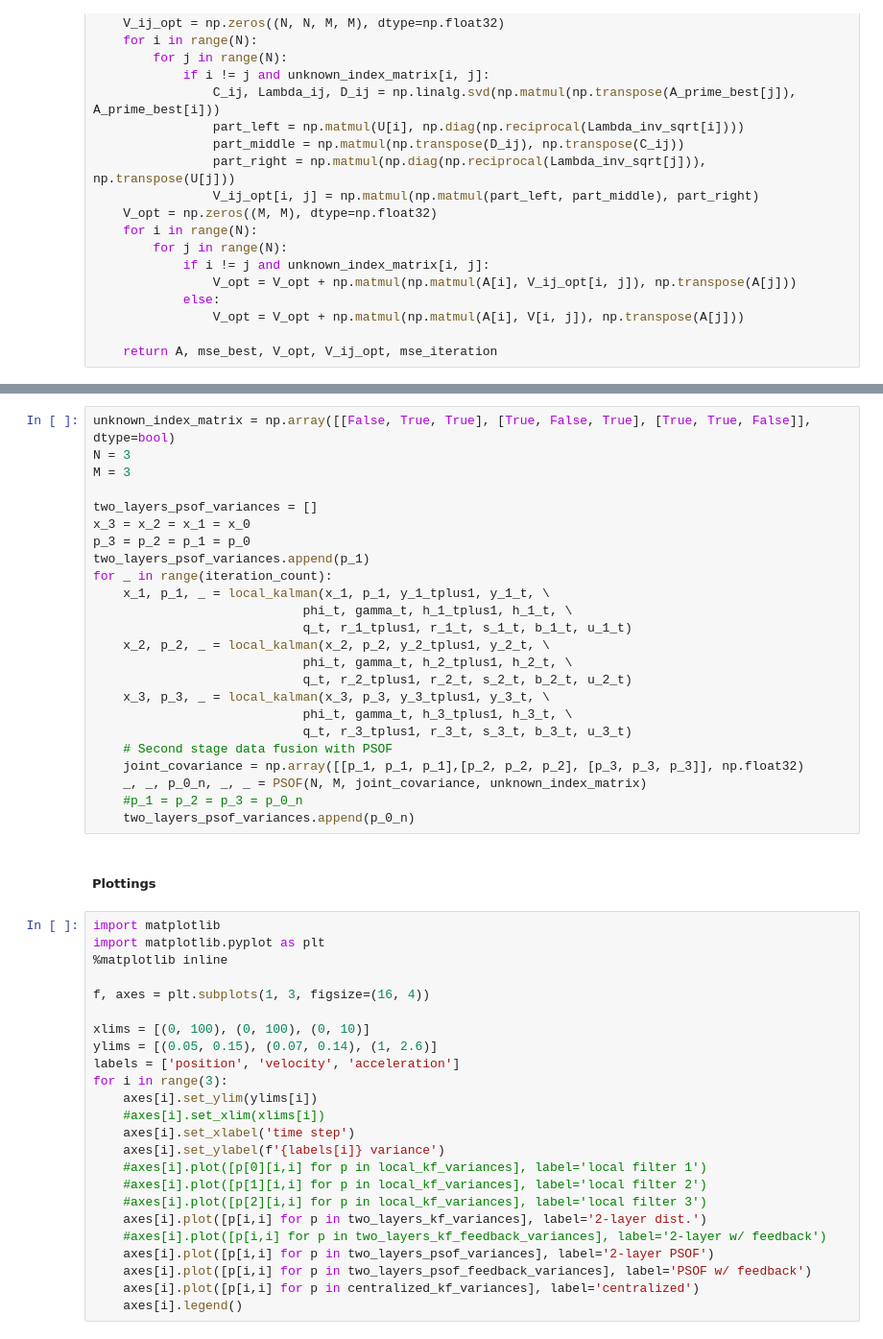
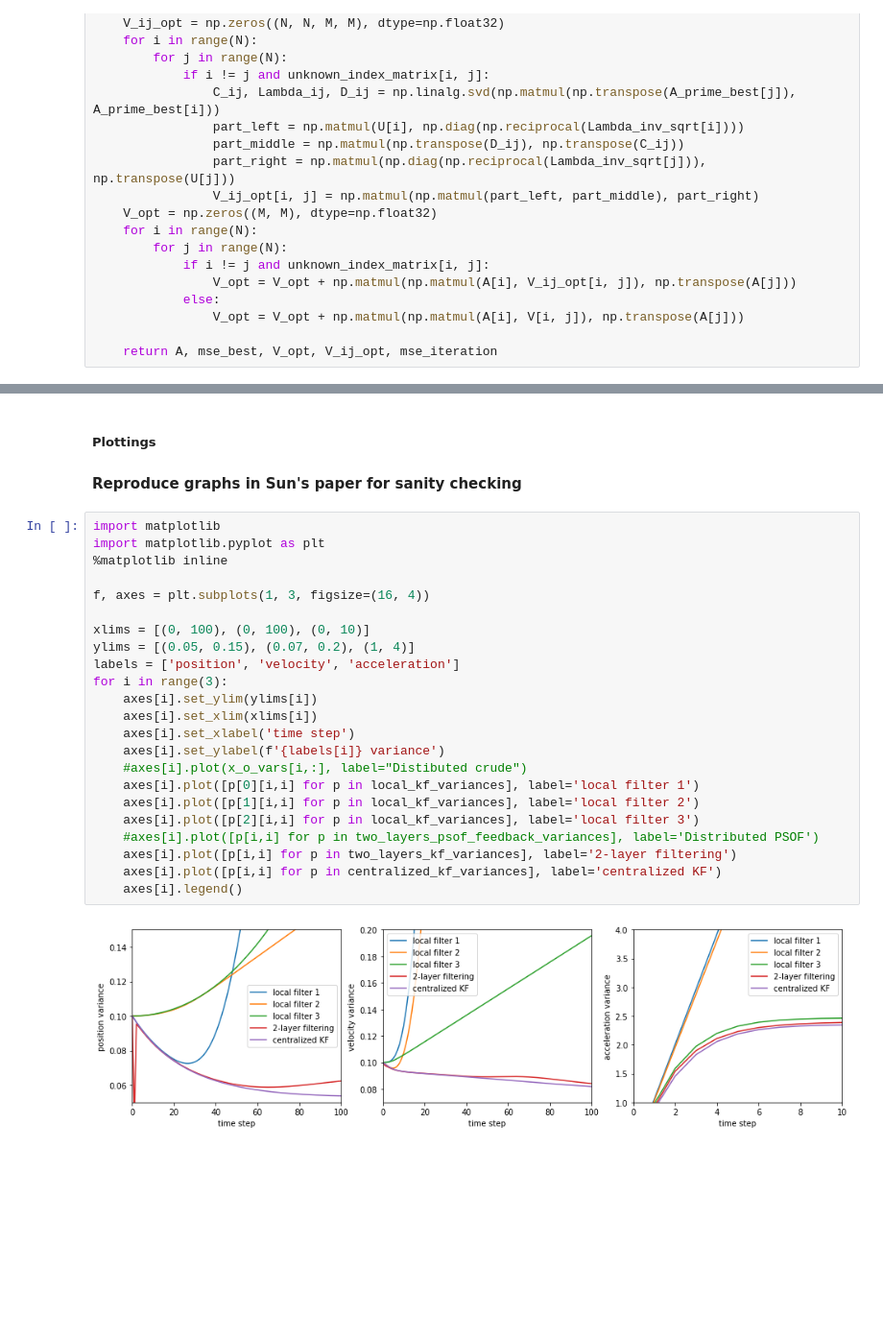
Before and after one commit to xiaohai2016/psof, a Jupyter notebook: dist_fusion_psof.ipynb, the cells around one changed output, grey strips where cells are left out. Shown at 96% size. Drawn from its saved outputs; the diff is of its cells as text; blank space fills up the shorter version.

```diff
--- a/dist_fusion_psof.ipynb
+++ b/dist_fusion_psof.ipynb
@@ -461,50 +538,29 @@ for _ in range(iteration_count):
-# %%
-unknown_index_matrix = np.array([[False, True, True], [True, False, True], [True, True, False]], dtype=bool)
-N = 3
-M = 3
-
-two_layers_psof_variances = []
-x_3 = x_2 = x_1 = x_0
-p_3 = p_2 = p_1 = p_0
-two_layers_psof_variances.append(p_1)
-for _ in range(iteration_count):
-    x_1, p_1, _ = local_kalman(x_1, p_1, y_1_tplus1, y_1_t, \
-                            phi_t, gamma_t, h_1_tplus1, h_1_t, \
-                            q_t, r_1_tplus1, r_1_t, s_1_t, b_1_t, u_1_t)
-    x_2, p_2, _ = local_kalman(x_2, p_2, y_2_tplus1, y_2_t, \
-                            phi_t, gamma_t, h_2_tplus1, h_2_t, \
-                            q_t, r_2_tplus1, r_2_t, s_2_t, b_2_t, u_2_t)
-    x_3, p_3, _ = local_kalman(x_3, p_3, y_3_tplus1, y_3_t, \
-                            phi_t, gamma_t, h_3_tplus1, h_3_t, \
-                            q_t, r_3_tplus1, r_3_t, s_3_t, b_3_t, u_3_t)
-    # Second stage data fusion with PSOF
-    joint_covariance = np.array([[p_1, p_1, p_1],[p_2, p_2, p_2], [p_3, p_3, p_3]], np.float32)
-    _, _, p_0_n, _, _ = PSOF(N, M, joint_covariance, unknown_index_matrix)
-    #p_1 = p_2 = p_3 = p_0_n
-    two_layers_psof_variances.append(p_0_n)
 # %% [markdown]
 ##### Plottings
+# %% [markdown]
+**Reproduce graphs in Sun's paper for sanity checking**
 # %%
 import matplotlib
 import matplotlib.pyplot as plt
 %matplotlib inline
 
 f, axes = plt.subplots(1, 3, figsize=(16, 4))
 
 xlims = [(0, 100), (0, 100), (0, 10)]
-ylims = [(0.05, 0.15), (0.07, 0.14), (1, 2.6)]
+ylims = [(0.05, 0.15), (0.07, 0.2), (1, 4)]
 labels = ['position', 'velocity', 'acceleration']
 for i in range(3):
     axes[i].set_ylim(ylims[i])
-    #axes[i].set_xlim(xlims[i])
+    axes[i].set_xlim(xlims[i])
     axes[i].set_xlabel('time step')
     axes[i].set_ylabel(f'{labels[i]} variance')
-    #axes[i].plot([p[0][i,i] for p in local_kf_variances], label='local filter 1')
-    #axes[i].plot([p[1][i,i] for p in local_kf_variances], label='local filter 2')
-    #axes[i].plot([p[2][i,i] for p in local_kf_variances], label='local filter 3')
-    axes[i].plot([p[i,i] for p in two_layers_kf_variances], label='2-layer dist.')
-    #axes[i].plot([p[i,i] for p in two_layers_kf_feedback_variances], label='2-layer w/ feedback')
-    axes[i].plot([p[i,i] for p in two_layers_psof_variances], label='2-layer PSOF')
-    axes[i].plot([p[i,i] for p in two_layers_psof_feedback_variances], label='PSOF w/ feedback')
-    axes[i].plot([p[i,i] for p in centralized_kf_variances], label='centralized')
+    #axes[i].plot(x_o_vars[i,:], label="Distibuted crude")
+    axes[i].plot([p[0][i,i] for p in local_kf_variances], label='local filter 1')
+    axes[i].plot([p[1][i,i] for p in local_kf_variances], label='local filter 2')
+    axes[i].plot([p[2][i,i] for p in local_kf_variances], label='local filter 3')
+    #axes[i].plot([p[i,i] for p in two_layers_psof_feedback_variances], label='Distributed PSOF')
+    axes[i].plot([p[i,i] for p in two_layers_kf_variances], label='2-layer filtering')
+    axes[i].plot([p[i,i] for p in centralized_kf_variances], label='centralized KF')
     axes[i].legend()
+# %% [output]
+[figure, added]
```
Also changed, not shown: parts of 16 cells of this notebook.
